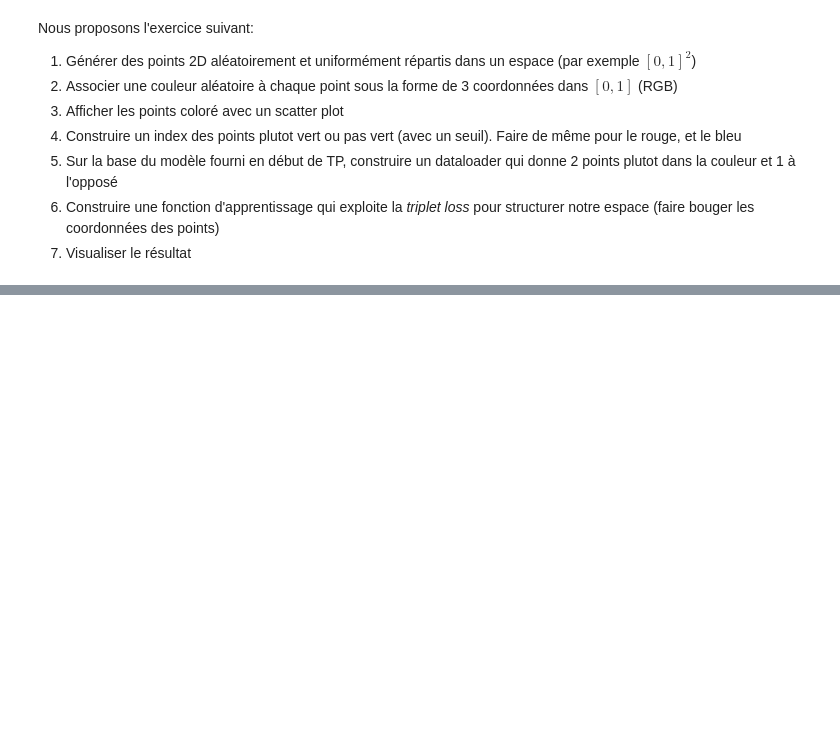
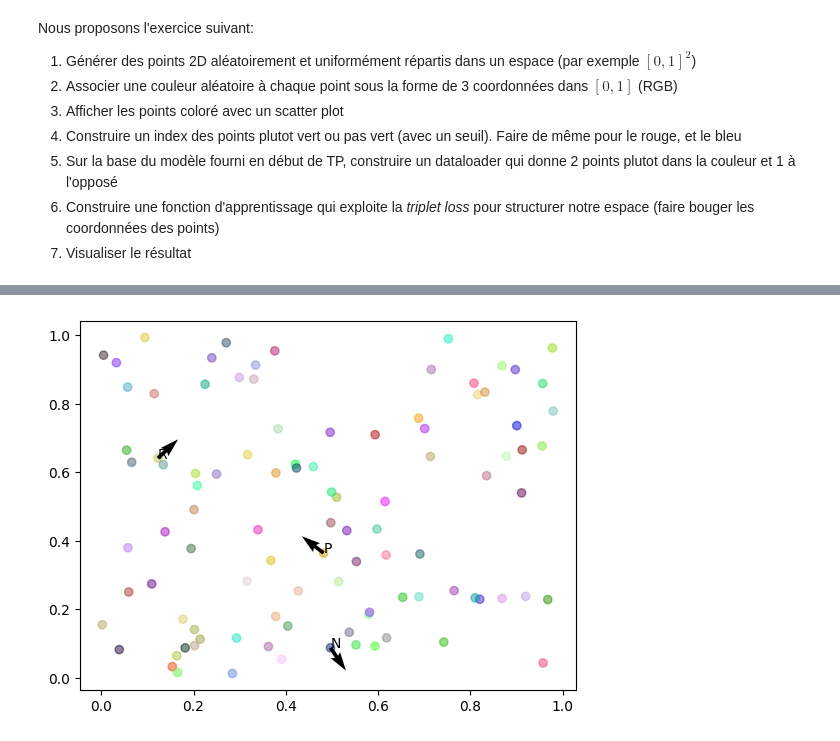
Before and after one commit to vguigue/tuto_deep, a Jupyter notebook: notebooks/3_2-reco-triplet.ipynb, the cells around one changed output, grey strips where cells are left out. Drawn from its saved outputs; the diff is of its cells as text; code cells hidden in the pictures; blank space fills up the shorter version.

```diff
--- a/notebooks/3_2-reco-triplet.ipynb
+++ b/notebooks/3_2-reco-triplet.ipynb
@@ -295,0 +379,25 @@ plt.show()
+# %%
+# affichage de la triplet loss
+
+def plotsc(X,G, C):
+    plt.scatter(X[:,0], X[:,1], c=C, alpha=0.5)
+    for i in range(len(X)):
+        if (G[i]**2).sum()>1e-3:
+            plt.quiver(X[i,0], X[i,1], -G[i,0], -G[i,1])
+
+# illustration de la triplet loss
+X.grad = torch.zeros(X.data.size())
+xr, xp, xn = data.__getitem__(0)
+delta = nn.TripletMarginLoss()(xr, xp, xn)
+delta.backward()
+
+with torch.no_grad():
+    plotsc(X.numpy(),X.grad.numpy(), C.numpy())
+    xr = xr.numpy()
+    plt.text(xr[0], xr[1], "R")
+    xp = xp.numpy()
+    plt.text(xp[0], xp[1], "P")
+    xn = xn.numpy()
+    plt.text(xn[0], xn[1], "N")
+# %% [output]
+[figure, added]
```
Also changed, not shown: parts of 7 cells of this notebook.
